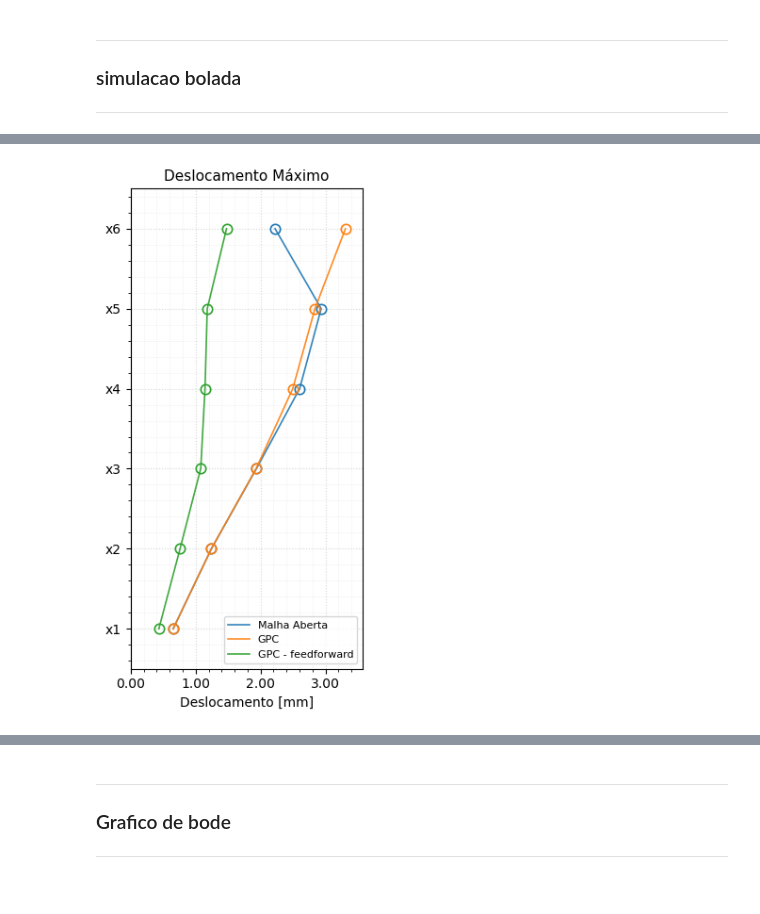
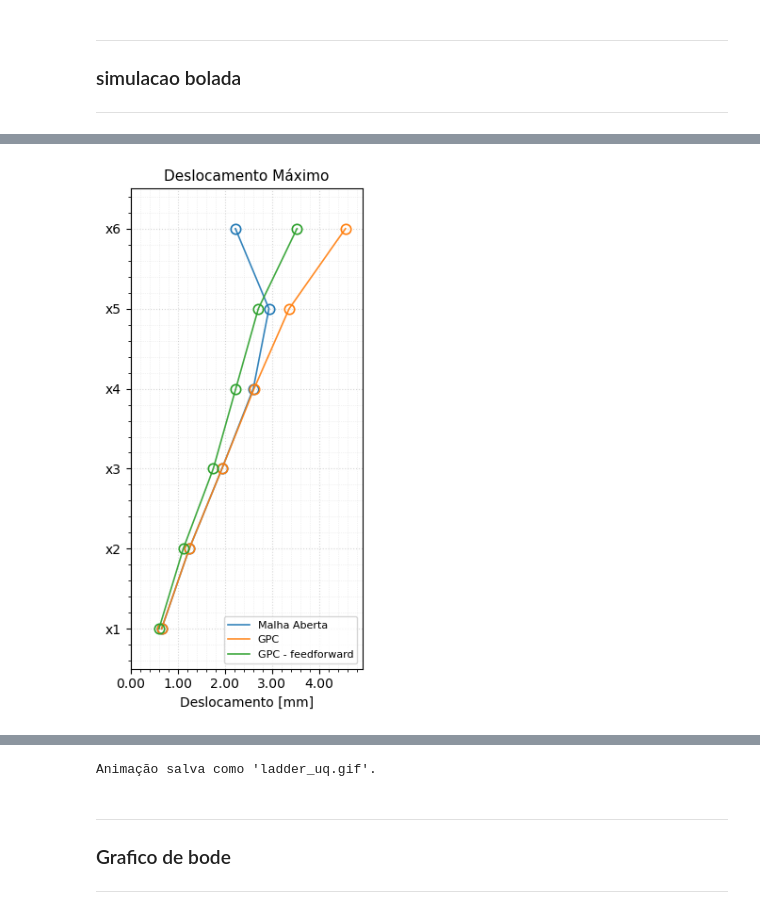
Before and after one commit to AlisonTristao/renovaveis, a Jupyter notebook: model.ipynb, the cells around one changed output, grey strips where cells are left out. Cells and saved outputs as stored; diff of their text form; code cells hidden in the pictures.

```diff
--- a/model.ipynb
+++ b/model.ipynb
@@ -749,6 +774,11 @@ for hi in H_s_matriz:
         print_tf(hj)
         print()
 
+H_s_errada = [[] for _ in range(H_errada.rows)]
+for i in range(H_errada.rows):
+    for j in range(H_errada.cols):
+        H_s_errada[i].append(sympy_to_tf(H_errada[i,j], s))
+
 H_s_matriz_no_atmd = [[] for _ in range(H_Q_no_atmd.rows)]
 for i in range(H_Q_no_atmd.rows):
     for j in range(H_Q_no_atmd.cols):
@@ -792,6 +822,12 @@ for hi in H_z_matriz:
         print_tf(hj)
         print()
 
+H_z_errada = [[] for _ in range(H_errada.rows)]
+# converter cada canal para TF discreto
+for i in range(H_errada.rows):
+    for j in range(H_errada.cols):
+        H_z_errada[i].append(ctl.sample_system(H_s_errada[i][j], T, method="zoh"))
+
 # matriz de transferência do sistema sem o ATMD
 H_z_matriz_no_atmd = [[] for _ in range(H_Q_no_atmd.rows)]
 for i in range(H_Q_no_atmd.rows):
@@ -822,7 +858,7 @@ for i in range(H_Q_no_atmd.rows):
 # %%
 # dados pra simular
 start = 0
-stop = 60
+stop = 10
 step = T
 step_continuo = 0.01
 time = np.arange(start, stop, step)
@@ -995,8 +1031,8 @@ def simulate_gpc(time, perturbation):
     plant_arr_ma = []
 
     for i in range(n_node):
-        H_u = H_z_matriz[i][0]
-        H_q = H_z_matriz[i][1]
+        H_u = H_z_errada[i][0]
+        H_q = H_z_errada[i][1]
         H_q_no_atmd = H_z_matriz_no_atmd[i][0]
 
         # controle sem feedfoward
@@ -1190,6 +1226,6 @@ plot_1_column(time, u_arr, title="Ações de Controle do ATMD [N]", x_label="Tem
 # %%
 plot_ladder_uq(y_arr, x_label="Deslocamento [mm]", cols_name=["Malha Aberta", "GPC", "GPC - feedforward", "GPC - irrestrito"], title="Deslocamento Máximo")
 # anima apenas 1/3 do tempo pra ficar mais rápido
-#plot_ladder_uq_gif(time, y_arr, x_label="Deslocamento [mm]", cols_name=["Malha Aberta", "GPC", "GPC - feedforward"], title="Deslocamento no Tempo", Ts=100)
+plot_ladder_uq_gif(time, y_arr, x_label="Deslocamento [mm]", cols_name=["Malha Aberta", "GPC", "GPC - feedforward"], title="Deslocamento no Tempo", Ts=100)
 # %% [output]
-[figure, old version]
+[figure, new version]
@@ -1196,3 +1233,4 @@ plot_ladder_uq(y_arr, x_label="Deslocamento [mm]", cols_name=["Malha Aberta", "G
+Animação salva como 'ladder_uq.gif'.
 # %% [markdown]
 ---
 ### Grafico de bode
```
Also changed, not shown: parts of 11 cells of this notebook, 1 other file.
